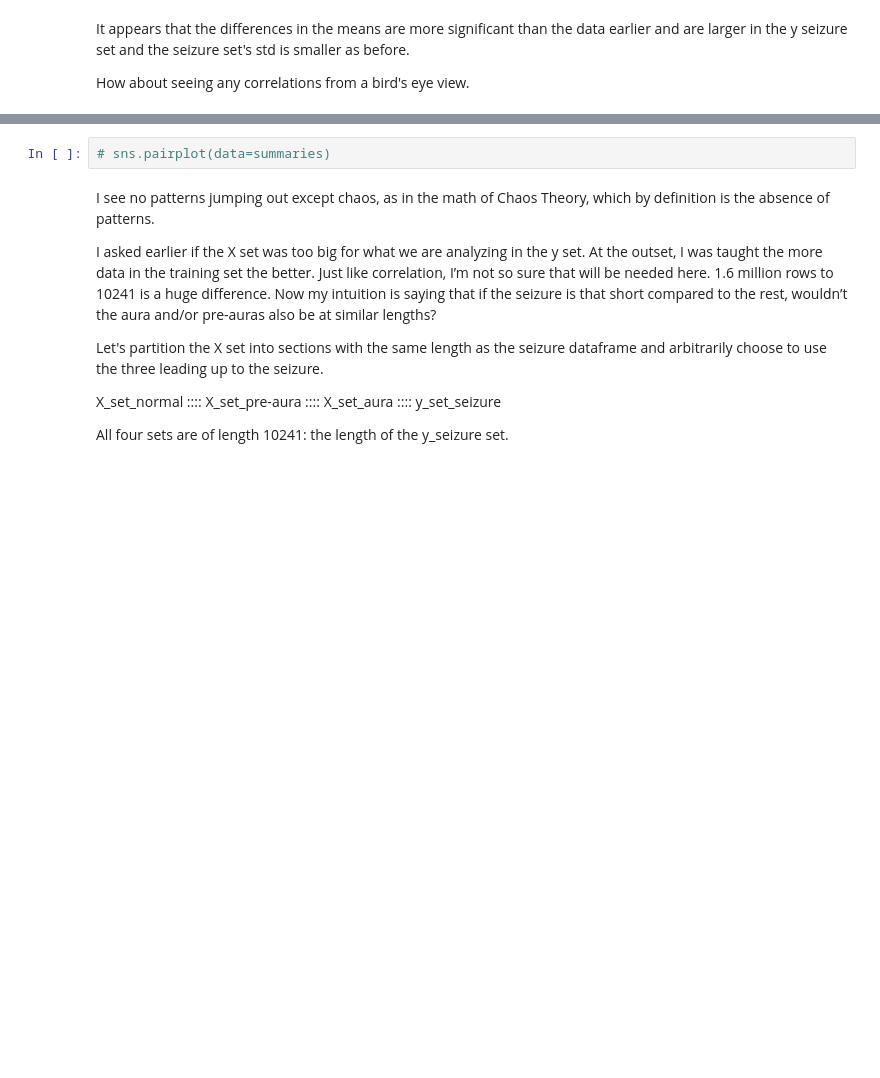
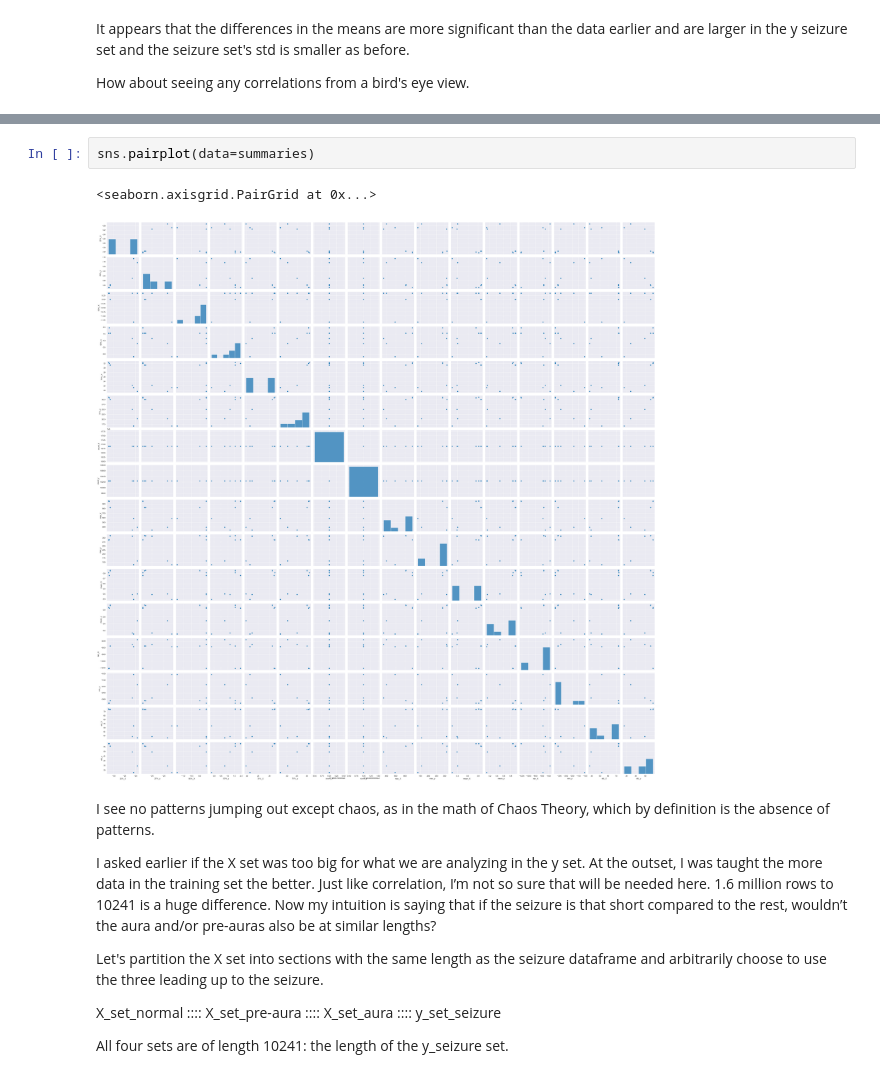
Before and after one commit to eipiisneg1/seizure_prediction_model, a Jupyter notebook: patient_1_02_EDA_step.ipynb, the cells around one changed output, grey strips where cells are left out. Saved outputs shown, nothing was run; the diff lists cells and outputs as text; blank space fills up the shorter version.

```diff
--- a/patient_1_02_EDA_step.ipynb
+++ b/patient_1_02_EDA_step.ipynb
@@ -500,5 +503,8 @@ How about seeing any correlations from a bird's eye view.
 # %%
-# sns.pairplot(data=summaries)
+sns.pairplot(data=summaries)
+# %% [output]
+<seaborn.axisgrid.PairGrid at 0x...>
+[figure, added]
 # %% [markdown]
 I see no patterns jumping out except chaos, as in the math of Chaos Theory, which by definition is the absence of patterns.
 
```
Also changed, not shown: parts of 59 cells of this notebook, 2 other files.
